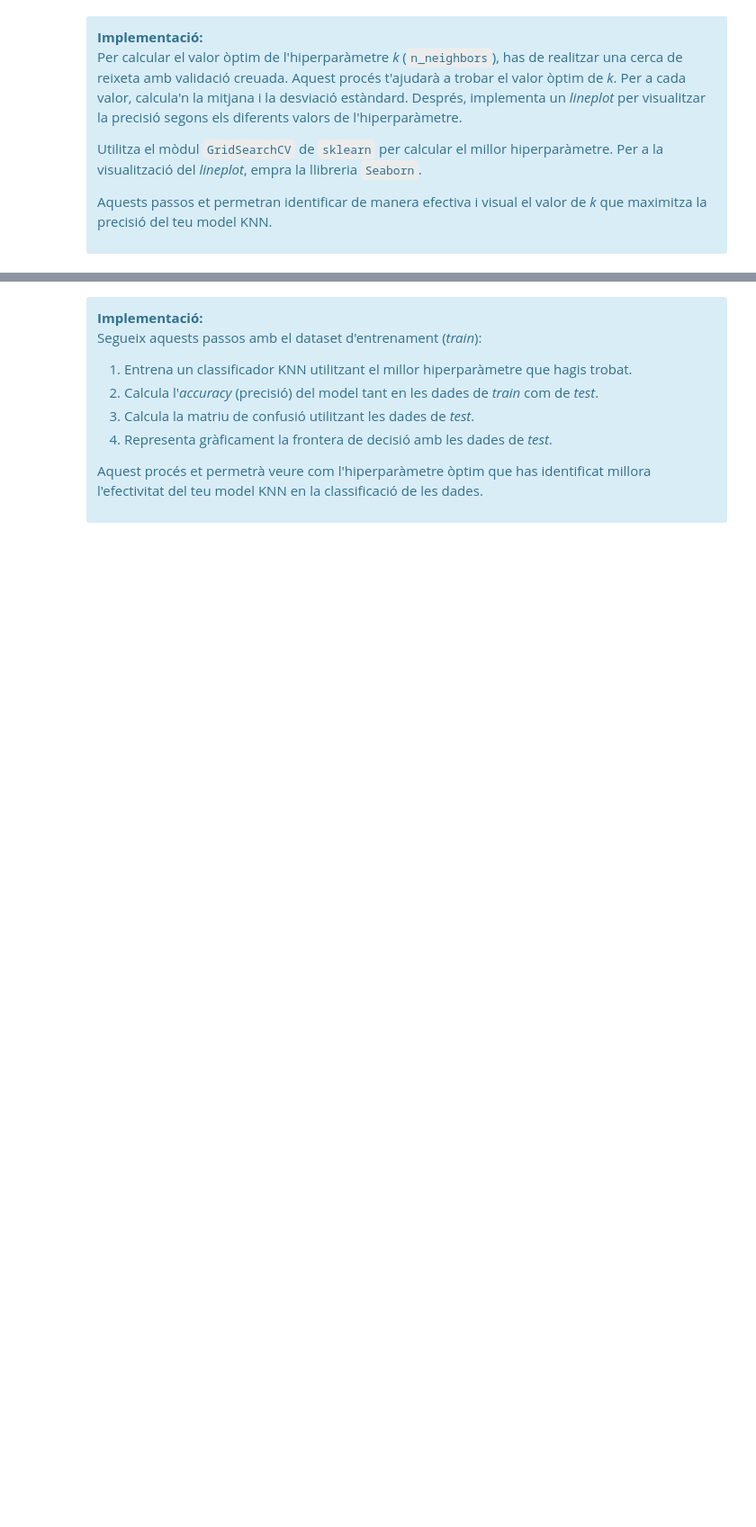
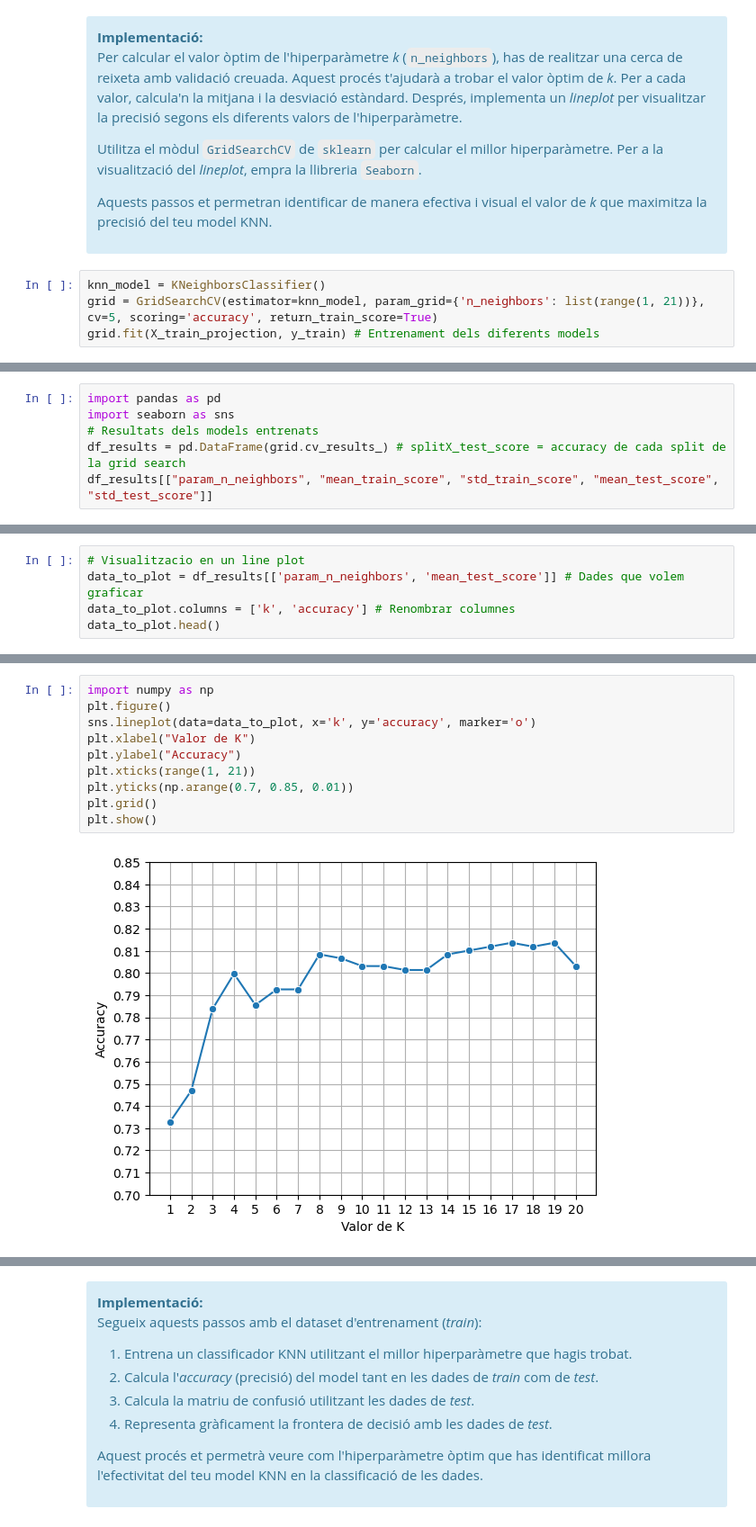
Before and after one commit to marc7666/PAC3-aprenentatge-automatic, a Jupyter notebook: M2.991_20242_PAC3-Enunciat-1.ipynb, the cells around one changed output, grey strips where cells are left out. Shown at 90% size. Cells and saved outputs as stored; diff of their text form; blank space fills up the shorter version.

```diff
--- a/M2.991_20242_PAC3-Enunciat-1.ipynb
+++ b/M2.991_20242_PAC3-Enunciat-1.ipynb
@@ -369,3 +357,7 @@ Utilitza el mòdul `GridSearchCV` de `sklearn` per calcular el millor hiperparà
 
 Aquests passos et permetran identificar de manera efectiva i visual el valor de _k_ que maximitza la precisió del teu model KNN.
 </div>
+# %%
+knn_model = KNeighborsClassifier()
+grid = GridSearchCV(estimator=knn_model, param_grid={'n_neighbors': list(range(1, 21))}, cv=5, scoring='accuracy', return_train_score=True)
+grid.fit(X_train_projection, y_train) # Entrenament dels diferents models
@@ -371,0 +369,6 @@ Aquests passos et permetran identificar de manera efectiva i visual el valor de
+# %%
+import pandas as pd
+import seaborn as sns
+# Resultats dels models entrenats
+df_results = pd.DataFrame(grid.cv_results_) # splitX_test_score = accuracy de cada split de la grid search
+df_results[["param_n_neighbors", "mean_train_score", "std_train_score", "mean_test_score", "std_test_score"]]
@@ -371,0 +395,5 @@ Aquests passos et permetran identificar de manera efectiva i visual el valor de
+# %%
+# Visualitzacio en un line plot
+data_to_plot = df_results[['param_n_neighbors', 'mean_test_score']] # Dades que volem graficar
+data_to_plot.columns = ['k', 'accuracy'] # Renombrar columnes
+data_to_plot.head()
@@ -371,0 +407,12 @@ Aquests passos et permetran identificar de manera efectiva i visual el valor de
+# %%
+import numpy as np
+plt.figure()
+sns.lineplot(data=data_to_plot, x='k', y='accuracy', marker='o')
+plt.xlabel("Valor de K")
+plt.ylabel("Accuracy")
+plt.xticks(range(1, 21))
+plt.yticks(np.arange(0.7, 0.85, 0.01))
+plt.grid()
+plt.show()
+# %% [output]
+[figure, added]
```
Also changed, not shown: parts of 14 cells of this notebook.
